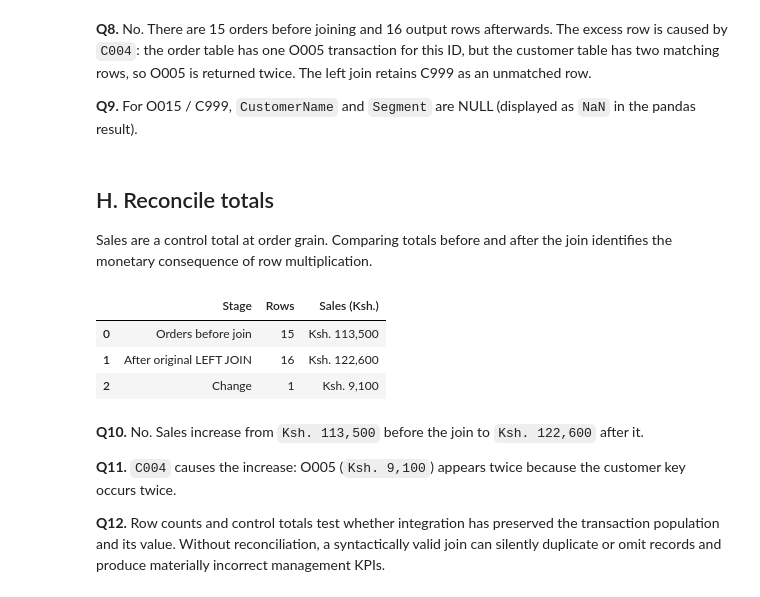
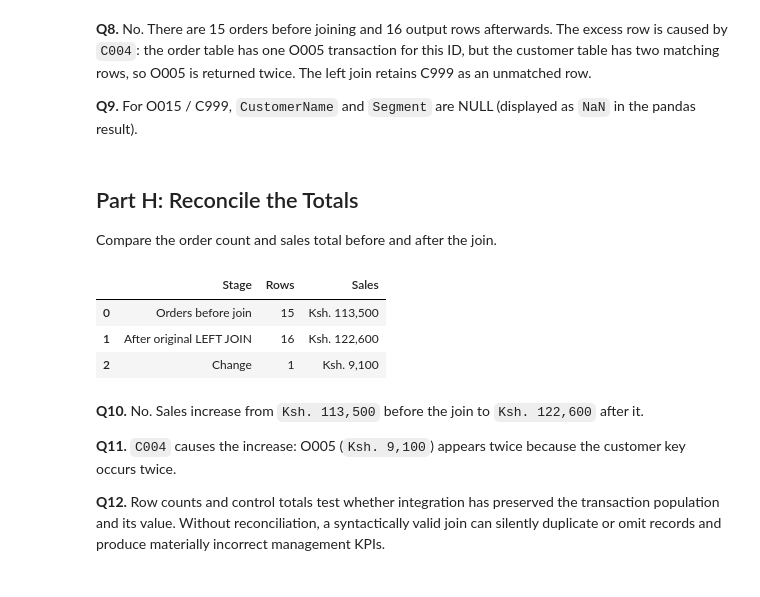
Before and after one commit to tmwakisha/DSA2050-Week2-660146, a Jupyter notebook: DSA2050_Week2_SQL_Lab.ipynb, the cells around one changed output. Cells and saved outputs as stored; diff of their text form; code cells hidden in the pictures.

```diff
--- a/DSA2050_Week2_SQL_Lab.ipynb
+++ b/DSA2050_Week2_SQL_Lab.ipynb
@@ -317,21 +309,21 @@ display(joined_display)
 **Q8.** No. There are 15 orders before joining and 16 output rows afterwards. The excess row is caused by `C004`: the order table has one O005 transaction for this ID, but the customer table has two matching rows, so O005 is returned twice. The left join retains C999 as an unmatched row.
 
 **Q9.** For O015 / C999, `CustomerName` and `Segment` are NULL (displayed as `NaN` in the pandas result).
-# %% [markdown]
-## H. Reconcile totals
-Sales are a control total at order grain. Comparing totals before and after the join identifies the monetary consequence of row multiplication.
+# %% [markdown]
+## Part H: Reconcile the Totals
+Compare the order count and sales total before and after the join.
 # %%
 source_sales = int(orders["OrderAmount"].sum())
 joined_sales = int(joined["OrderAmount"].sum())
 reconciliation = pd.DataFrame([
-    {"Stage": "Orders before join", "Rows": len(orders), "Sales (Ksh.)": source_sales},
-    {"Stage": "After original LEFT JOIN", "Rows": len(joined), "Sales (Ksh.)": joined_sales},
-    {"Stage": "Change", "Rows": len(joined) - len(orders), "Sales (Ksh.)": joined_sales - source_sales}
+    {"Stage": "Orders before join", "Rows": len(orders), "Sales": source_sales},
+    {"Stage": "After original LEFT JOIN", "Rows": len(joined), "Sales": joined_sales},
+    {"Stage": "Change", "Rows": len(joined) - len(orders), "Sales": joined_sales - source_sales}
 ])
-reconciliation["Sales (Ksh.)"] = reconciliation["Sales (Ksh.)"].map(lambda x: f"Ksh. {x:,.0f}")
+reconciliation["Sales"] = reconciliation["Sales"].map(lambda x: f"Ksh. {x:,.0f}")
 display(reconciliation)
 # %% [output]
-|  | Stage | Rows | Sales (Ksh.) |
+|  | Stage | Rows | Sales |
 | 0 | Orders before join | 15 | Ksh. 113,500 |
 | 1 | After original LEFT JOIN | 16 | Ksh. 122,600 |
 | 2 | Change | 1 | Ksh. 9,100 |
```
Also changed, not shown: parts of 36 cells of this notebook, 1 other file.
